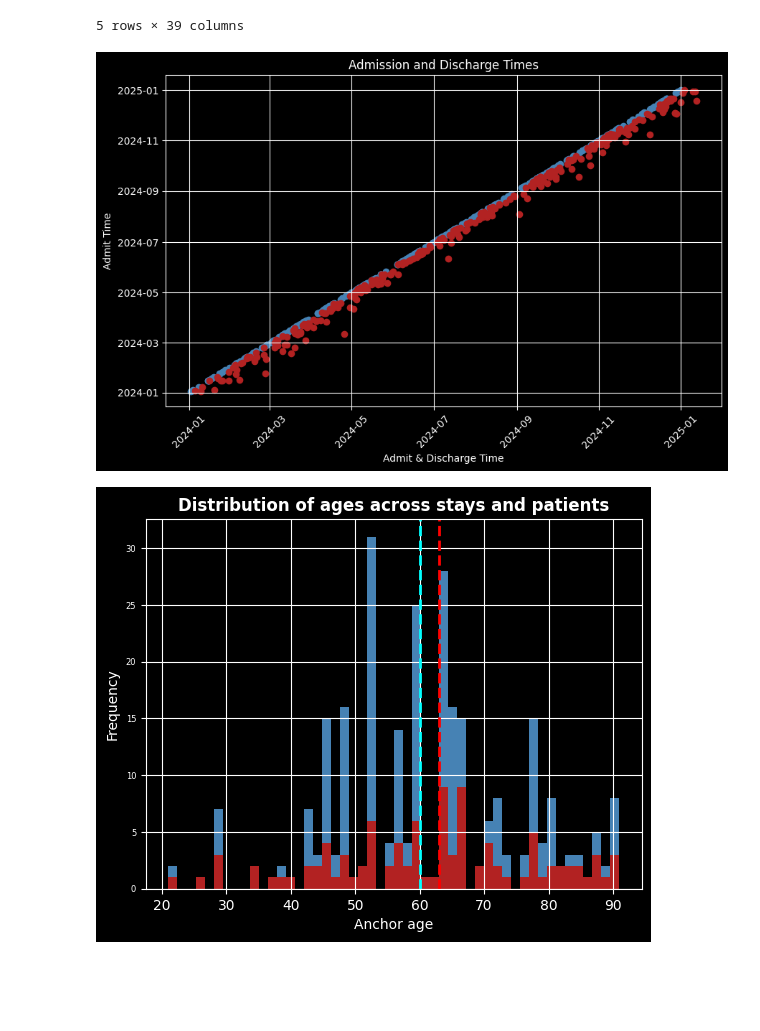
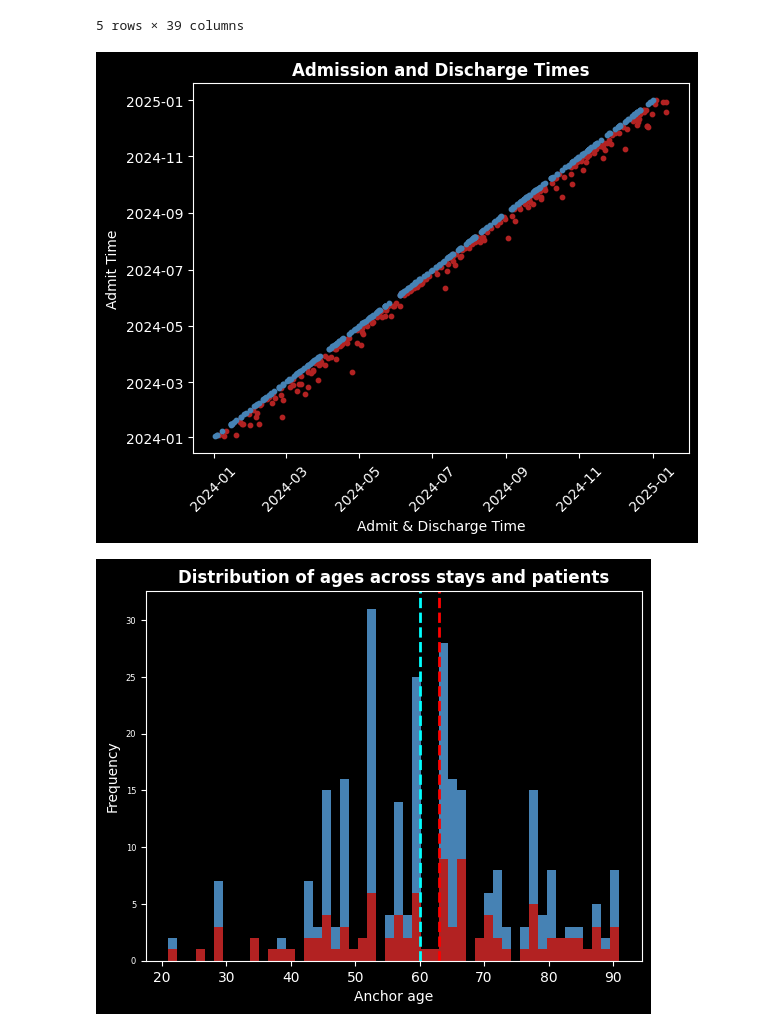
Before and after one commit to kkkarnav/MIMIC, a Jupyter notebook: 1_length_of_stay.ipynb, the cells around one changed output. Saved outputs shown, nothing was run; the diff lists cells and outputs as text; code cells hidden in the pictures; blank space fills up the shorter version.

```diff
--- a/1_length_of_stay.ipynb
+++ b/1_length_of_stay.ipynb
@@ -57,17 +57,15 @@ df.head()
 | 4 | 10035631 | 29462354 | 2112-09-17 19:13:00 | 2112-10-17 01:41:00 | NaN | DIRECT EMER. | P45GUA | ... |
 5 rows × 39 columns
 # %%
-# Visualize admit and discharge time deltas (duration of stay) for all patients. Duration of stay is a good indicator of the value of care derived by class of patient.
-plt.figure(figsize=(10, 6))
-plt.scatter(pd.to_datetime(df['admittime_wy']), df['admittime_wy'], color="steelblue")
-plt.scatter(pd.to_datetime(df['dischtime_wy']), df['admittime_wy'], color="firebrick")
+# Visualize admit and discharge time deltas (length of stay) for all patients. Length of stay is a good indicator of the value of care derived by class of patient.
+plt.scatter(pd.to_datetime(df['dischtime_wy']), df['admittime_wy'], color="firebrick", s=10)
+plt.scatter(pd.to_datetime(df['admittime_wy']), df['admittime_wy'], color="steelblue", s=10)
 
 plt.xlabel('Admit & Discharge Time')
 plt.ylabel('Admit Time')
-plt.title('Admission and Discharge Times')
+plt.title('Admission and Discharge Times', weight="bold")
 plt.xticks(rotation=45)
-plt.grid(True)
 plt.show()
 # %% [output]
-[figure, old version]
+[figure, new version]
 # %%
@@ -86,9 +84,10 @@ plt.axvline(df.drop_duplicates(subset="subject_id")["anchor_age"].median(), colo
 ax.set_title('Distribution of ages across stays and patients', weight='bold')
 ax.set_xlabel('Anchor age')
 ax.set_ylabel('Frequency')
+plt.grid(False)
 plt.show()
 # %% [output]
-[figure, old version]
+[figure, new version]
 # %%
 # Medicaid patients are discharged, on average, slightly quicker than other patients
 medicaid_df = df[df["insurance"] == "Medicaid"]
```
Also changed, not shown: parts of 14 cells of this notebook.
